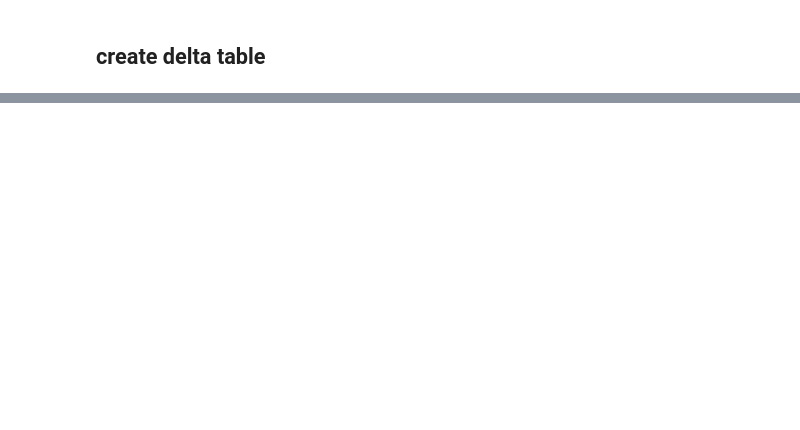
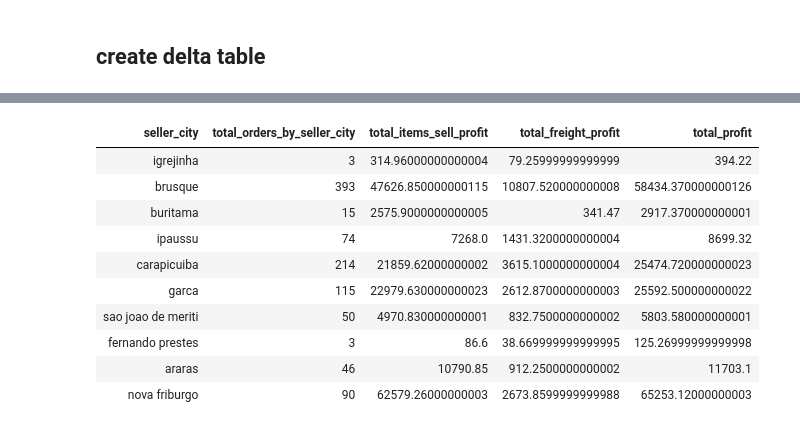
Before and after one commit to gustavocrod/databricks-data-engineering, a Jupyter notebook: ecommerce_olist/3 - Gold/gold_total_orders_profit_by_seller_city.ipynb, the cells around one changed output, grey strips where cells are left out. Drawn from its saved outputs; the diff is of its cells as text; code cells hidden in the pictures; blank space fills up the shorter version.

```diff
--- a/ecommerce_olist/3 - Gold/gold_total_orders_profit_by_seller_city.ipynb
+++ b/ecommerce_olist/3 - Gold/gold_total_orders_profit_by_seller_city.ipynb
@@ -49,4 +72,16 @@ dbutils.notebook.exit("OK")
 # %%
 %sql
 
-select * from olist_gold.total_orders_profit_by_seller_city limit 10
+select * from gold.olist_total_orders_profit_by_seller_city limit 10
+# %% [output]
+| seller_city | total_orders_by_seller_city | total_items_sell_profit | total_freight_profit | total_profit |
+| igrejinha | 3 | 314.96000000000004 | 79.25999999999999 | 394.22 |
+| brusque | 393 | 47626.850000000115 | 10807.520000000008 | 58434.370000000126 |
+| buritama | 15 | 2575.9000000000005 | 341.47 | 2917.370000000001 |
+| ipaussu | 74 | 7268.0 | 1431.3200000000004 | 8699.32 |
+| carapicuiba | 214 | 21859.62000000002 | 3615.1000000000004 | 25474.720000000023 |
+| garca | 115 | 22979.630000000023 | 2612.8700000000003 | 25592.500000000022 |
+| sao joao de meriti | 50 | 4970.830000000001 | 832.7500000000002 | 5803.580000000001 |
+| fernando prestes | 3 | 86.6 | 38.669999999999995 | 125.26999999999998 |
+| araras | 46 | 10790.85 | 912.2500000000002 | 11703.1 |
+| nova friburgo | 90 | 62579.26000000003 | 2673.8599999999988 | 65253.12000000003 |
```
Also changed, not shown: parts of 6 cells of this notebook, 7 other files.
